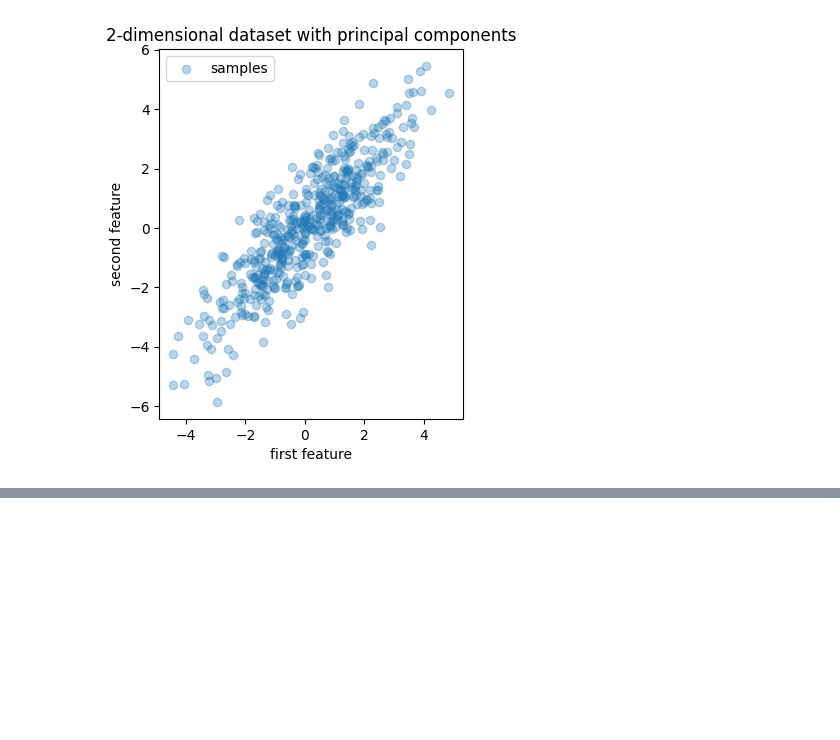
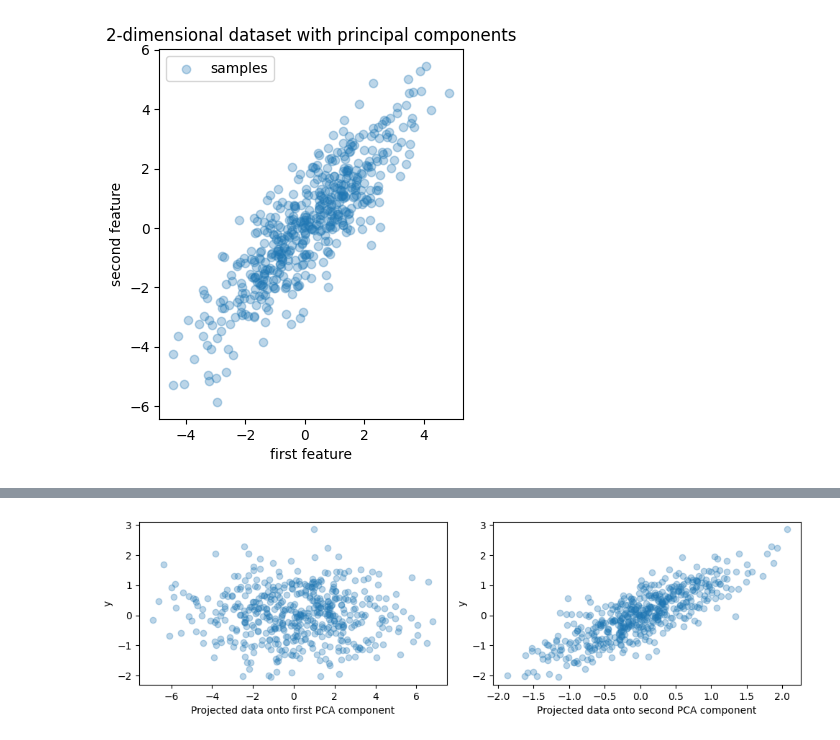
Before and after one commit to universe-ron/sklearn, a Jupyter notebook: 1_LinearModels/Plot PCR vs PLS.ipynb, the cells around one changed output, grey strips where cells are left out. Saved outputs shown, nothing was run; the diff lists cells and outputs as text; code cells hidden in the pictures; blank space fills up the shorter version.

Commit message:
Plot PCR vs PLS

```diff
--- a/1_LinearModels/Plot PCR vs PLS.ipynb
+++ b/1_LinearModels/Plot PCR vs PLS.ipynb
@@ -25,0 +52,16 @@ For the purpose of this example, we define the target y such that it is strongly
+# %%
+pca = PCA(n_components=2)
+pca.fit(X)
+
+y = X.dot(pca.components_[1]) + rng.normal(size=n_samples) / 2
+
+fig, axes = plt.subplots(1, 2, figsize=(10, 3))
+
+axes[0].scatter(X.dot(pca.components_[0]), y, alpha=0.3)
+axes[0].set(xlabel="Projected data onto first PCA component", ylabel="y")
+axes[1].scatter(X.dot(pca.components_[1]), y, alpha=0.3)
+axes[1].set(xlabel="Projected data onto second PCA component", ylabel="y")
+plt.tight_layout()
+plt.show()
+# %% [output]
+[figure, added]
```
Also changed, not shown: parts of 15 cells of this notebook.
